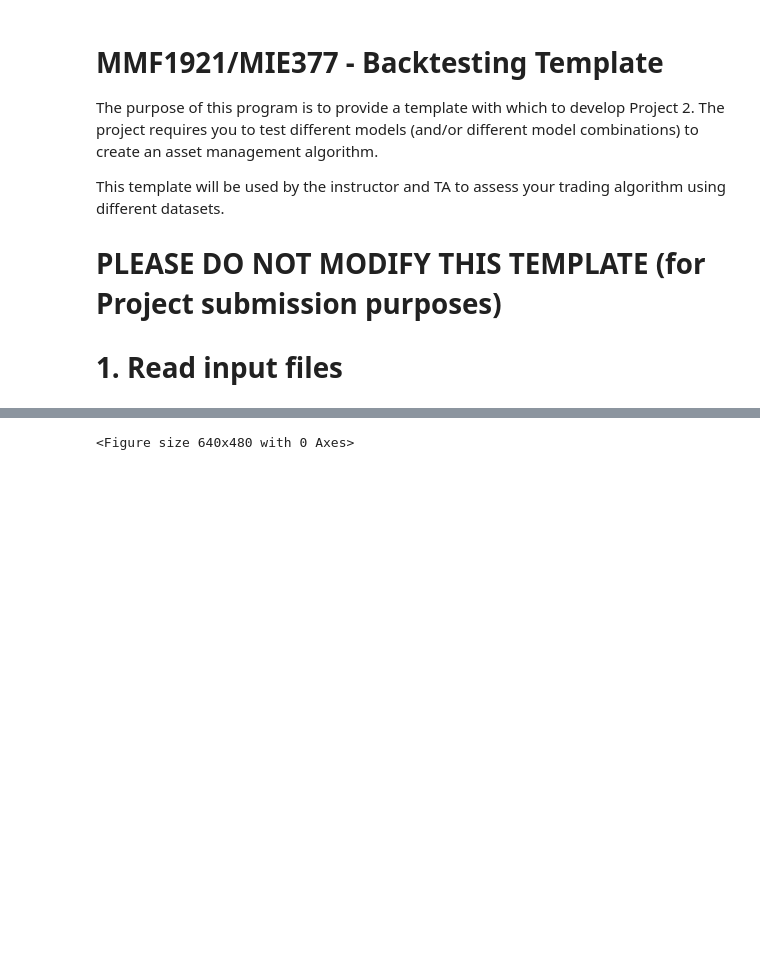
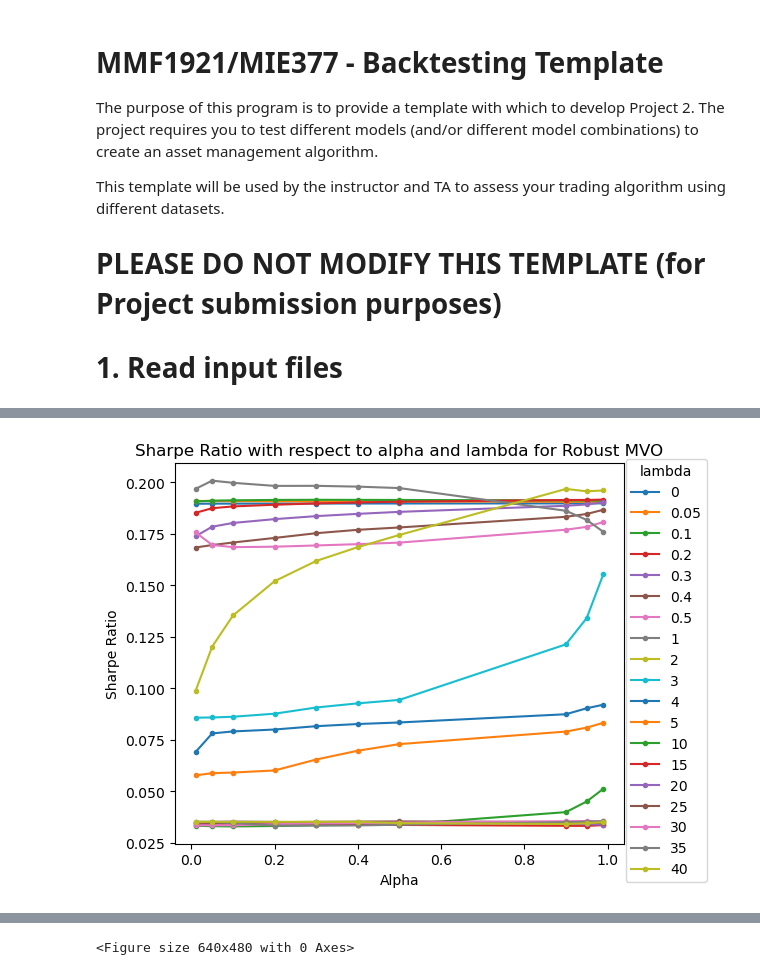
Before and after one commit to stephanieyflu/mie377-project1, a Jupyter notebook: Project 1 MATLAB/MIE377 - Project 1 Files/project_main_robust.ipynb, the cells around one changed output, grey strips where cells are left out. Saved outputs shown, nothing was run; the diff lists cells and outputs as text; code cells hidden in the pictures; blank space fills up the shorter version.

```diff
--- a/Project 1 MATLAB/MIE377 - Project 1 Files/project_main_robust.ipynb
+++ b/Project 1 MATLAB/MIE377 - Project 1 Files/project_main_robust.ipynb
@@ -229,0 +241,15 @@ plt.show()
+# %%
+fig, ax1 = plt.subplots()
+plt.title('Sharpe Ratio with respect to alpha and lambda for Robust MVO')
+ax1.set_xlabel('Alpha')
+ax1.set_ylabel('Sharpe Ratio')
+
+for l in sorted(list(set(llambdas))):
+    sub_df = df[df['lambda'] == l]
+    ax1.plot(sub_df['alpha'].values, sub_df['Sharpe Ratio'].values, label=str(l), marker='.')
+
+ax1.legend(title='lambda', bbox_to_anchor=(1.2, 1.03))
+plt.tight_layout()
+plt.show()
+# %% [output]
+[figure, added]
```
Also changed, not shown: parts of 6 cells of this notebook, 1 other file.
